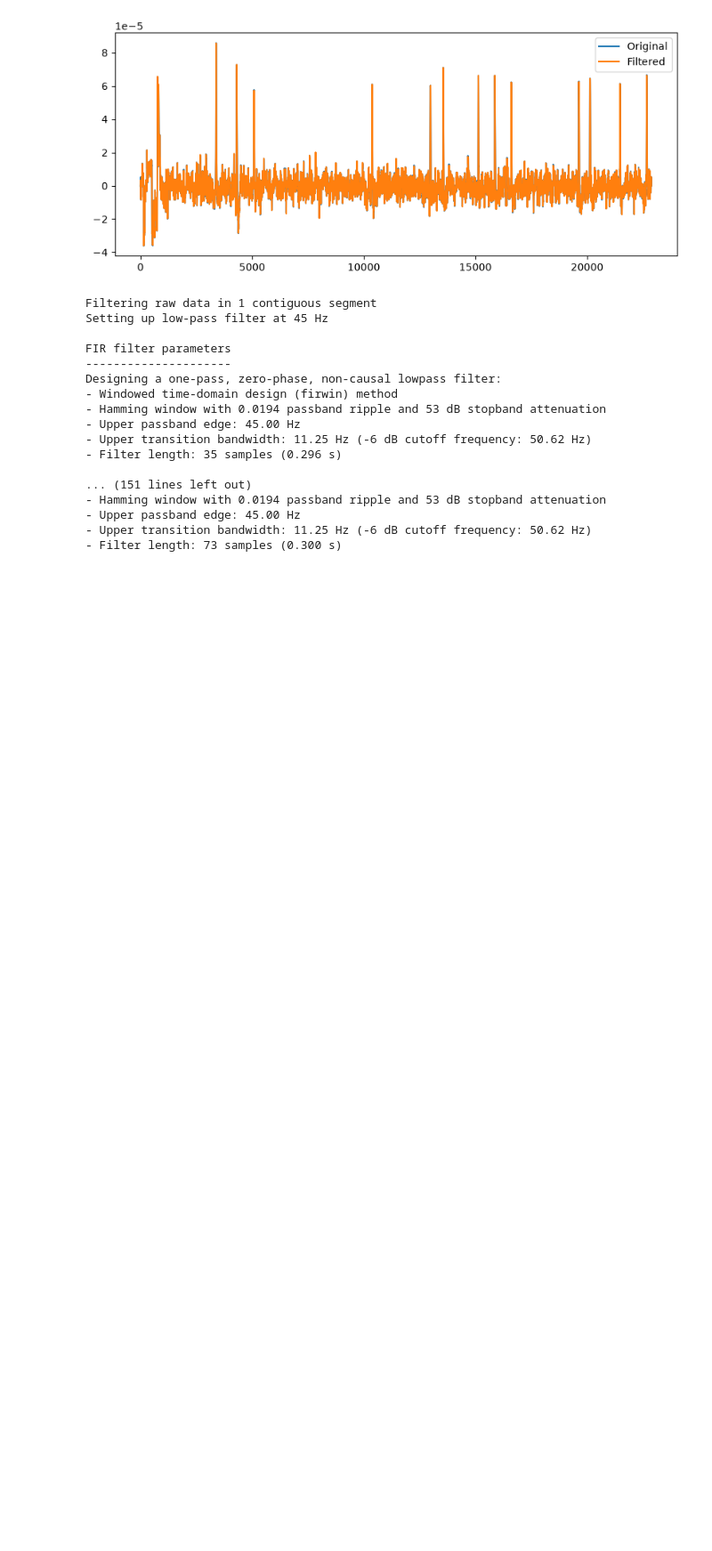
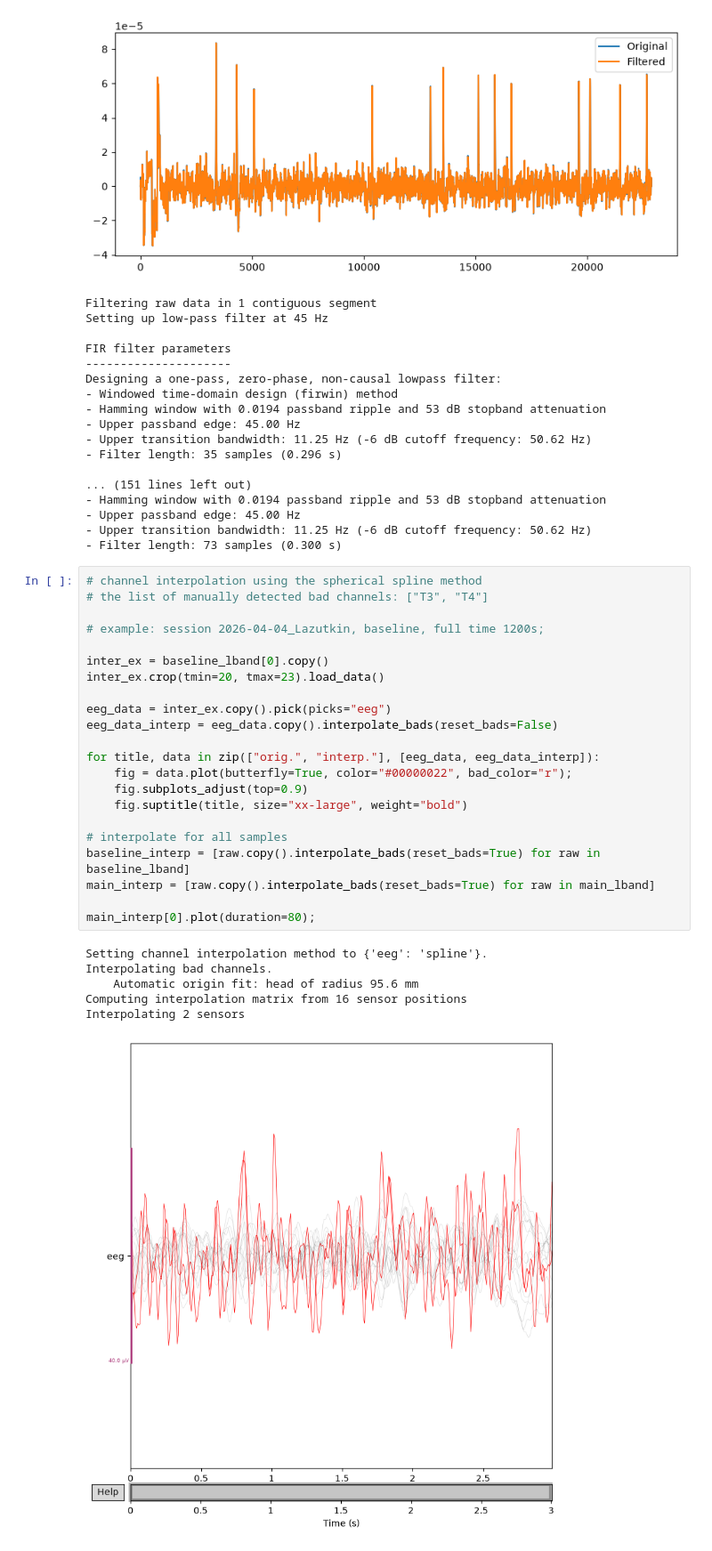
Before and after one commit to ffountainer/eeg-to-code, a Jupyter notebook: preprocessing/preprocess.ipynb, the cells around one changed output. Shown at 89% size. Cells and saved outputs as stored; diff of their text form; blank space fills up the shorter version.

```diff
--- a/preprocessing/preprocess.ipynb
+++ b/preprocessing/preprocess.ipynb
@@ -330,3 +340,32 @@ Designing a one-pass, zero-phase, non-causal lowpass filter:
 - Upper passband edge: 45.00 Hz
 - Upper transition bandwidth: 11.25 Hz (-6 dB cutoff frequency: 50.62 Hz)
 - Filter length: 73 samples (0.300 s)
+# %%
+# channel interpolation using the spherical spline method
+# the list of manually detected bad channels: ["T3", "T4"]
+
+# example: session 2026-04-04_Lazutkin, baseline, full time 1200s;
+
+inter_ex = baseline_lband[0].copy()
+inter_ex.crop(tmin=20, tmax=23).load_data()
+
+eeg_data = inter_ex.copy().pick(picks="eeg")
+eeg_data_interp = eeg_data.copy().interpolate_bads(reset_bads=False)
+
+for title, data in zip(["orig.", "interp."], [eeg_data, eeg_data_interp]):
+    fig = data.plot(butterfly=True, color="#00000022", bad_color="r");
+    fig.subplots_adjust(top=0.9)
+    fig.suptitle(title, size="xx-large", weight="bold")
+
+# interpolate for all samples
+baseline_interp = [raw.copy().interpolate_bads(reset_bads=True) for raw in baseline_lband]
+main_interp = [raw.copy().interpolate_bads(reset_bads=True) for raw in main_lband]
+
+main_interp[0].plot(duration=80);
+# %% [output]
+Setting channel interpolation method to {'eeg': 'spline'}.
+Interpolating bad channels.
+    Automatic origin fit: head of radius 95.6 mm
+Computing interpolation matrix from 16 sensor positions
+Interpolating 2 sensors
+[figure, added]
```
Also changed, not shown: parts of 8 cells of this notebook.
